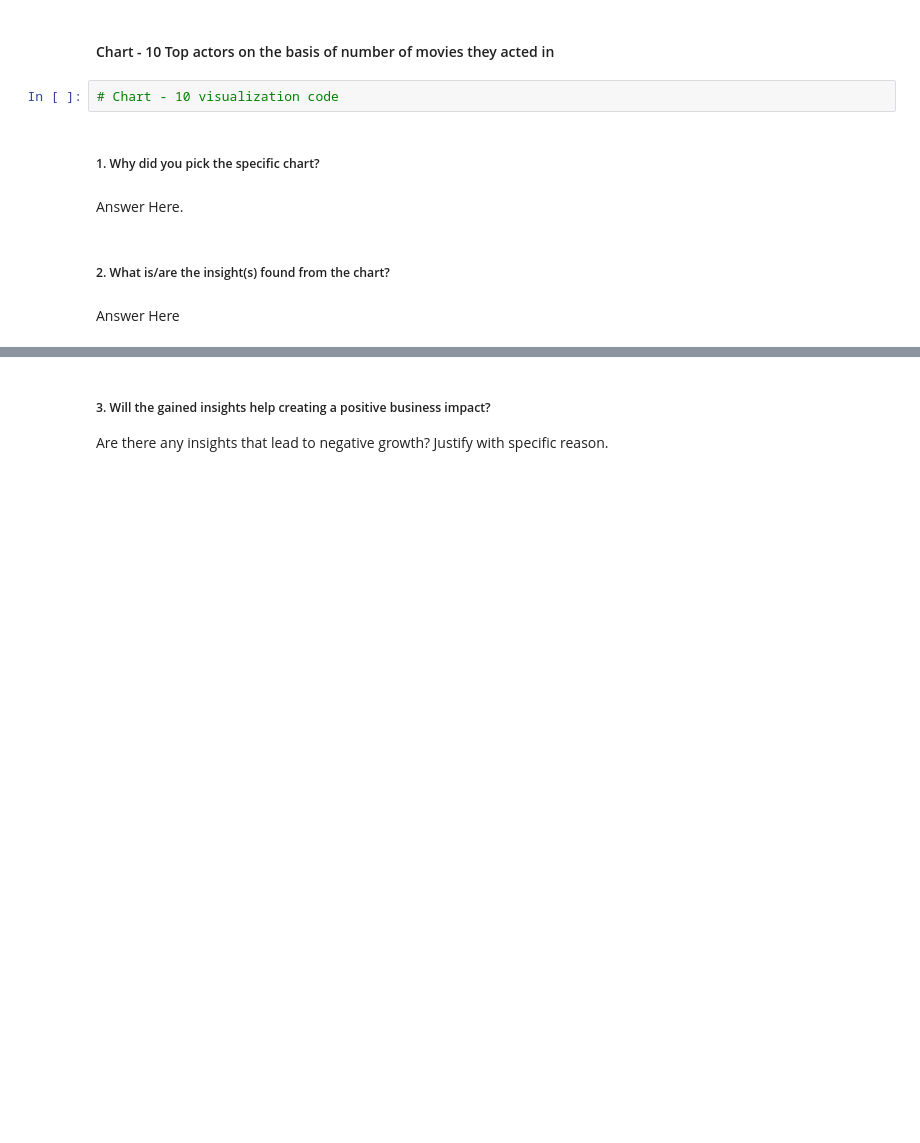
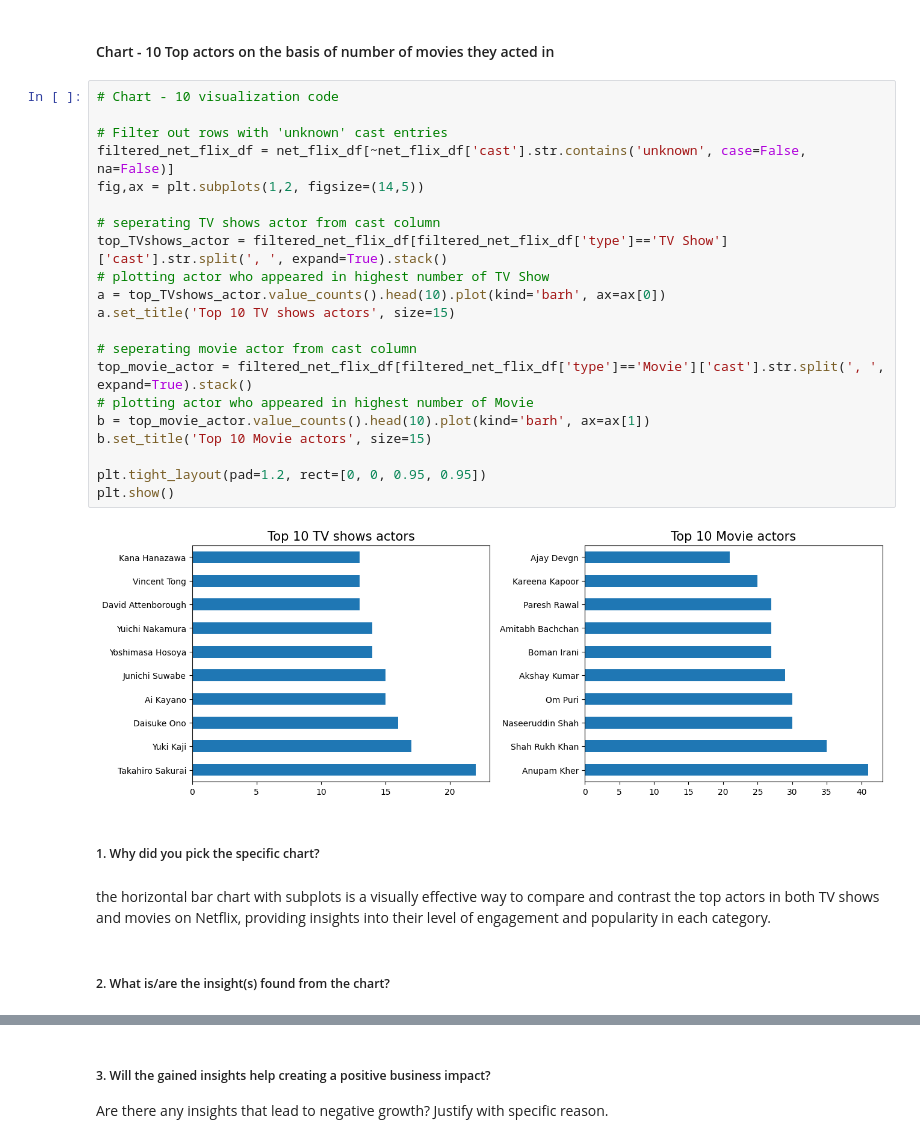
Before and after one commit to pande1sachin/Capstone-Project---Machine-Learning---Unsupervised-ML---Netflix-Movies-and-TV-Shows-Clustering, a Jupyter notebook: Individual_Copy_(Sachin_Pande)_|_Capstone_Project_|_Machine_Learning_Unsupervised_ML_Netflix_Movies_and_TV_Shows_Clustering.ipynb, the cells around one changed output, grey strips where cells are left out. Cells and saved outputs as stored; diff of their text form; blank space fills up the shorter version.

```diff
--- a/Individual_Copy_(Sachin_Pande)_|_Capstone_Project_|_Machine_Learning_Unsupervised_ML_Netflix_Movies_and_TV_Shows_Clustering.ipynb
+++ b/Individual_Copy_(Sachin_Pande)_|_Capstone_Project_|_Machine_Learning_Unsupervised_ML_Netflix_Movies_and_TV_Shows_Clustering.ipynb
@@ -1267,13 +1267,32 @@ Are there any insights that lead to negative growth? Justify with specific reaso
 6. Limited Originality: Overreliance on certain directors might lead to a lack of originality in content, potentially resulting in repetitive themes and narratives.
 # %% [markdown]
 #### Chart - 10 Top actors on the basis of number of movies they acted in
-# %%
-# Chart - 10 visualization code
+# %%
+# Chart - 10 visualization code
+
+# Filter out rows with 'unknown' cast entries
+filtered_net_flix_df = net_flix_df[~net_flix_df['cast'].str.contains('unknown', case=False, na=False)]
+fig,ax = plt.subplots(1,2, figsize=(14,5))
+
+# seperating TV shows actor from cast column
+top_TVshows_actor = filtered_net_flix_df[filtered_net_flix_df['type']=='TV Show']['cast'].str.split(', ', expand=True).stack()
+# plotting actor who appeared in highest number of TV Show
+a = top_TVshows_actor.value_counts().head(10).plot(kind='barh', ax=ax[0])
+a.set_title('Top 10 TV shows actors', size=15)
+
+# seperating movie actor from cast column
+top_movie_actor = filtered_net_flix_df[filtered_net_flix_df['type']=='Movie']['cast'].str.split(', ', expand=True).stack()
+# plotting actor who appeared in highest number of Movie
+b = top_movie_actor.value_counts().head(10).plot(kind='barh', ax=ax[1])
+b.set_title('Top 10 Movie actors', size=15)
+
+plt.tight_layout(pad=1.2, rect=[0, 0, 0.95, 0.95])
+plt.show()
+# %% [output]
+[figure, added]
 # %% [markdown]
 ##### 1. Why did you pick the specific chart?
-# %% [markdown]
-Answer Here.
+# %% [markdown]
+the horizontal bar chart with subplots is a visually effective way to compare and contrast the top actors in both TV shows and movies on Netflix, providing insights into their level of engagement and popularity in each category.
 # %% [markdown]
 ##### 2. What is/are the insight(s) found from the chart?
-# %% [markdown]
-Answer Here
```
Also changed, not shown: parts of 34 cells of this notebook.
